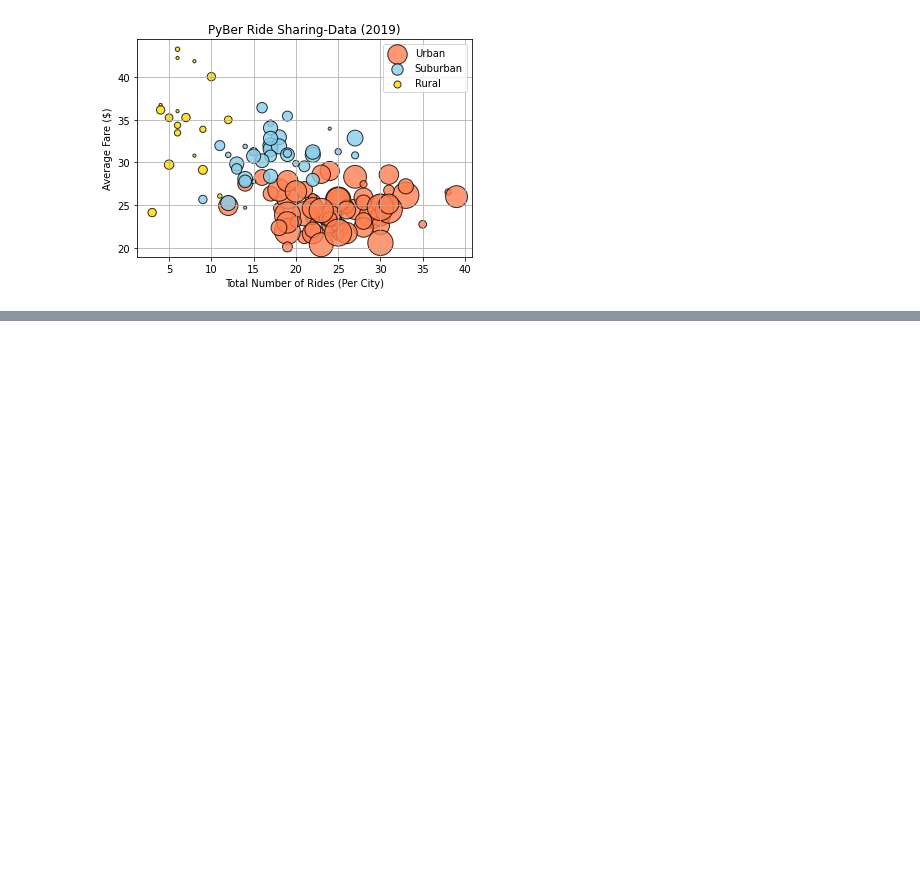
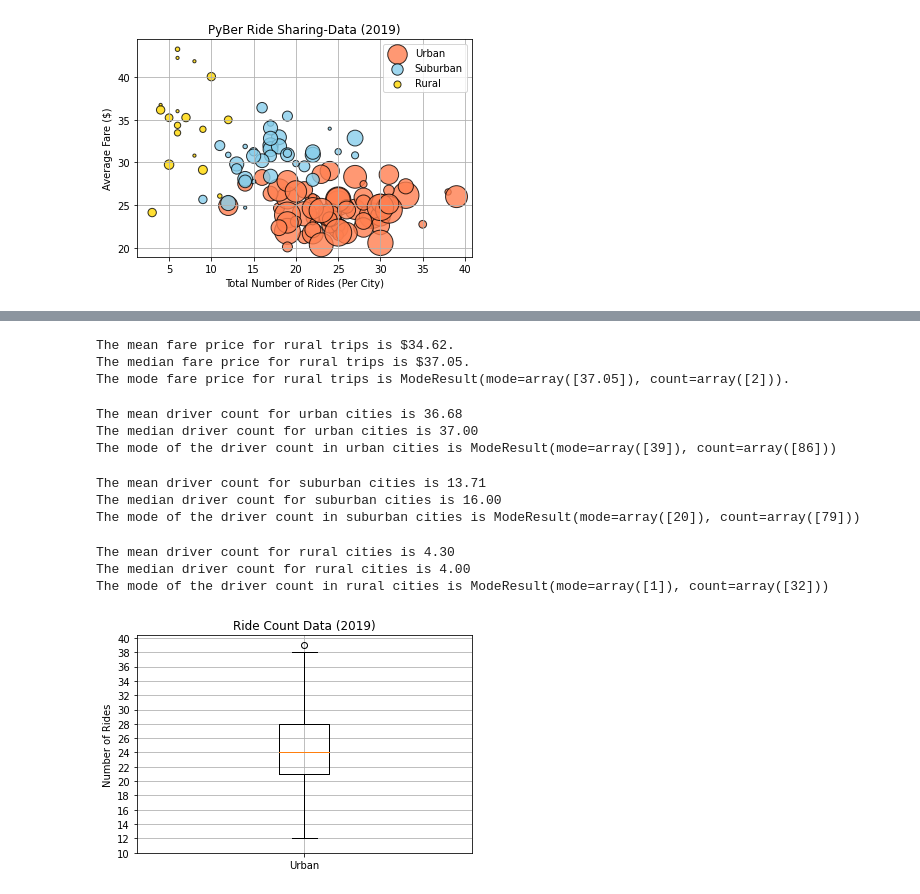
Before and after one commit to Iferaca615/pyber-analysis, a Jupyter notebook: Pyber.ipynb, the cells around one changed output, grey strips where cells are left out. Drawn from its saved outputs; the diff is of its cells as text; code cells hidden in the pictures; blank space fills up the shorter version.

```diff
--- a/Pyber.ipynb
+++ b/Pyber.ipynb
@@ -401,0 +542,13 @@ plt.show()
+# %%
+mean_rural_fares = np.mean(rural_fares)
+print(f"The mean fare price for rural trips is ${mean_rural_fares:.2f}.")
+
+median_rural_fares = np.median(rural_fares)
+print(f"The median fare price for rural trips is ${median_rural_fares:.2f}.")
+
+mode_rural_fares = sts.mode(rural_fares)
+print(f"The mode fare price for rural trips is {mode_rural_fares}.")
+# %% [output]
+The mean fare price for rural trips is $34.62.
+The median fare price for rural trips is $37.05.
+The mode fare price for rural trips is ModeResult(mode=array([37.05]), count=array([2])).
@@ -401,0 +560,54 @@ plt.show()
+# %%
+# skill drill
+# urban
+mean_urban_driver_count = np.mean(urban_drivers)
+print(f"The mean driver count for urban cities is {mean_urban_driver_count:.2f}")
+
+median_urban_driver_count = np.median(urban_drivers)
+print(f"The median driver count for urban cities is {median_urban_driver_count:.2f}")
+
+mode_urban_driver_count = sts.mode(urban_drivers)
+print(f"The mode of the driver count in urban cities is {mode_urban_driver_count}")
+# %% [output]
+The mean driver count for urban cities is 36.68
+The median driver count for urban cities is 37.00
+The mode of the driver count in urban cities is ModeResult(mode=array([39]), count=array([86]))
+# %%
+mean_suburban_driver_count = np.mean(suburban_drivers)
+print(f"The mean driver count for suburban cities is {mean_suburban_driver_count:.2f}")
+
+median_suburban_driver_count = np.median(suburban_drivers)
+print(f"The median driver count for suburban cities is {median_suburban_driver_count:.2f}")
+
+mode_suburban_driver_count = sts.mode(suburban_drivers)
+print(f"The mode of the driver count in suburban cities is {mode_suburban_driver_count}")
+# %% [output]
+The mean driver count for suburban cities is 13.71
+The median driver count for suburban cities is 16.00
+The mode of the driver count in suburban cities is ModeResult(mode=array([20]), count=array([79]))
+# %%
+mean_rural_driver_count = np.mean(rural_drivers)
+print(f"The mean driver count for rural cities is {mean_rural_driver_count:.2f}")
+
+median_rural_driver_count = np.median(rural_drivers)
+print(f"The median driver count for rural cities is {median_rural_driver_count:.2f}")
+
+mode_rural_driver_count = sts.mode(rural_drivers)
+print(f"The mode of the driver count in rural cities is {mode_rural_driver_count}")
+# %% [output]
+The mean driver count for rural cities is 4.30
+The median driver count for rural cities is 4.00
+The mode of the driver count in rural cities is ModeResult(mode=array([1]), count=array([32]))
+# %%
+# create a box plot for the urban cities ride count
+x_labels = ['Urban']
+fig, ax = plt.subplots()
+ax.boxplot(urban_ride_count, labels=x_labels)
+# add the title, y_axis label and grid
+ax.set_title("Ride Count Data (2019)")
+ax.set_ylabel("Number of Rides")
+ax.set_yticks(np.arange(10,41, step=2.0))
+ax.grid()
+plt.show()
+# %% [output]
+[figure, added]
```
Also changed, not shown: parts of 30 cells of this notebook, 5 other files.
